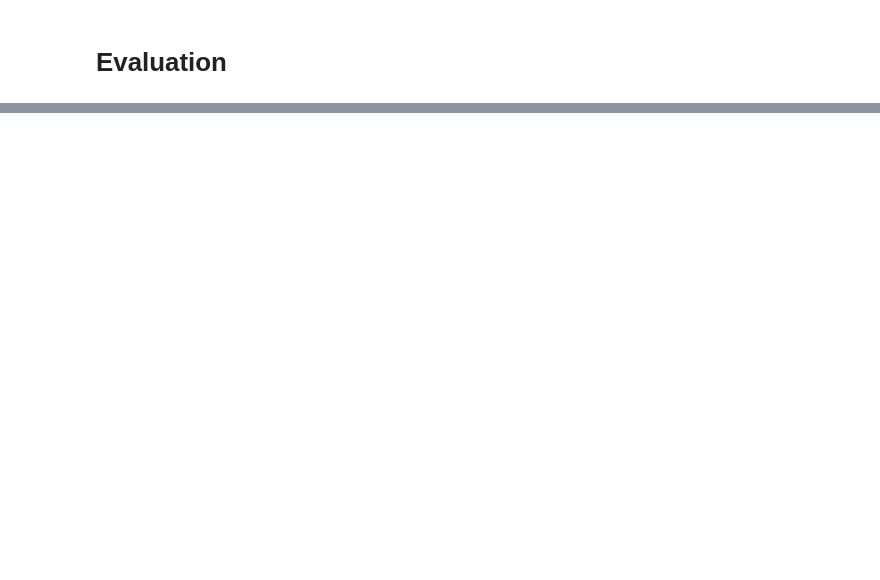
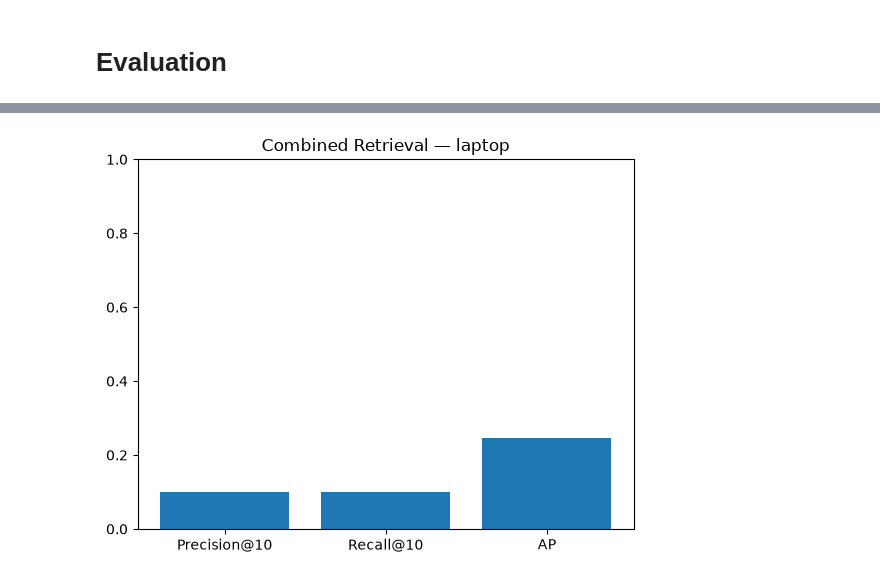
Before and after one commit to PaulLin1/SPROUT, a Jupyter notebook: experiments/1_eval_base_model/clip.ipynb, the cells around one changed output, grey strips where cells are left out. Drawn from its saved outputs; the diff is of its cells as text; code cells hidden in the pictures; blank space fills up the shorter version.

Commit message:
images

```diff
--- a/experiments/1_eval_base_model/clip.ipynb
+++ b/experiments/1_eval_base_model/clip.ipynb
@@ -58,26 +55,26 @@ def embed_text(text: str):
 image_embeddings = torch.stack([
     embed(str(row["image_path"])).squeeze(0).cpu()
     for _, row in df.iterrows()
-]).to(device)
+]).cpu().numpy()
 
 caption_embeddings = torch.stack([
     embed_text(str(caption)).cpu()
     for caption in df["caption"]
-]).to(device)
+]).cpu().numpy()
 
-query = "laptop twee"
+query = "laptop"
 
-query_embedding = embed_text(query).to(device)
+query_embedding = embed_text(query).cpu().numpy()
 
 image_scores = image_embeddings @ query_embedding
 caption_scores = caption_embeddings @ query_embedding
 
 combined_scores = (
-    0.7 * image_scores
-    + (1 - 0.3) * caption_scores
+    .7 * image_scores
+    + (1 - .3) * caption_scores
 )
 
-df[f"score_combined_{query}"] = combined_scores.cpu().numpy()
+df[f"score_combined_{query}"] = combined_scores
 # %% [markdown]
 # Evaluation
 # %%
@@ -171,0 +97,12 @@ plt.show()
+# %%
+import matplotlib.pyplot as plt
+
+plt.bar(
+    ["Precision@10", "Recall@10", "AP"],
+    [precision_k, recall_k, ap]
+)
+plt.title(f"Combined Retrieval — {query}")
+plt.ylim(0, 1)
+plt.show()
+# %% [output]
+[figure, added]
```
Also changed, not shown: parts of 4 cells of this notebook.
